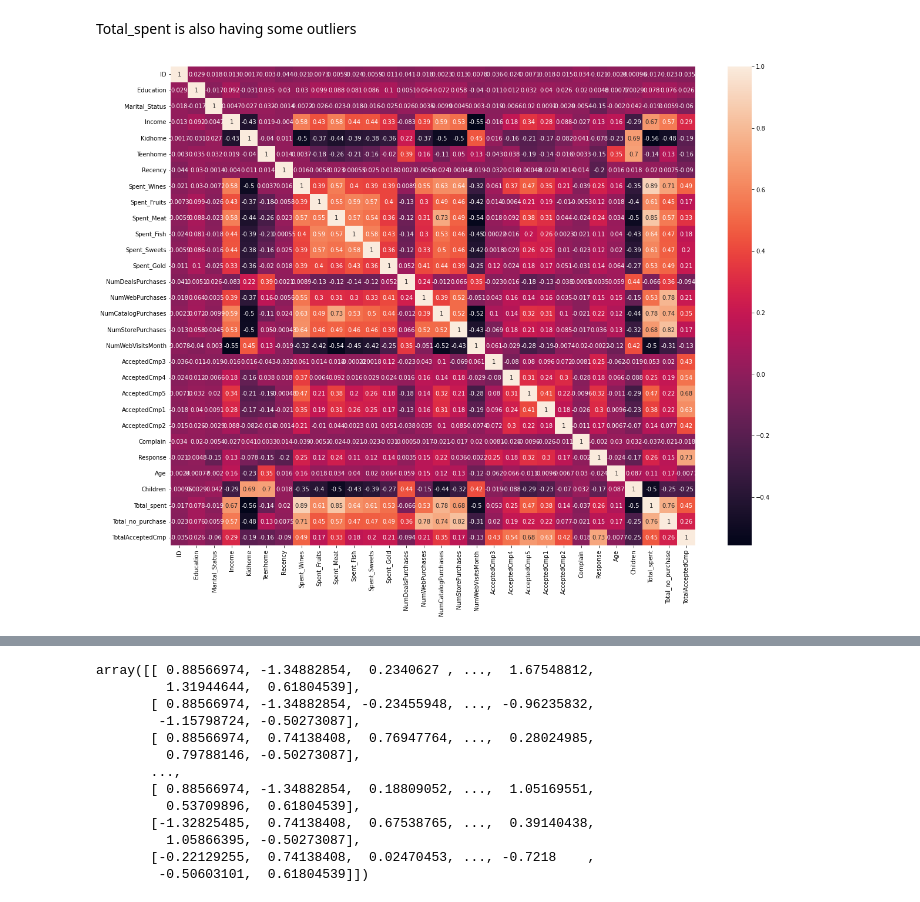
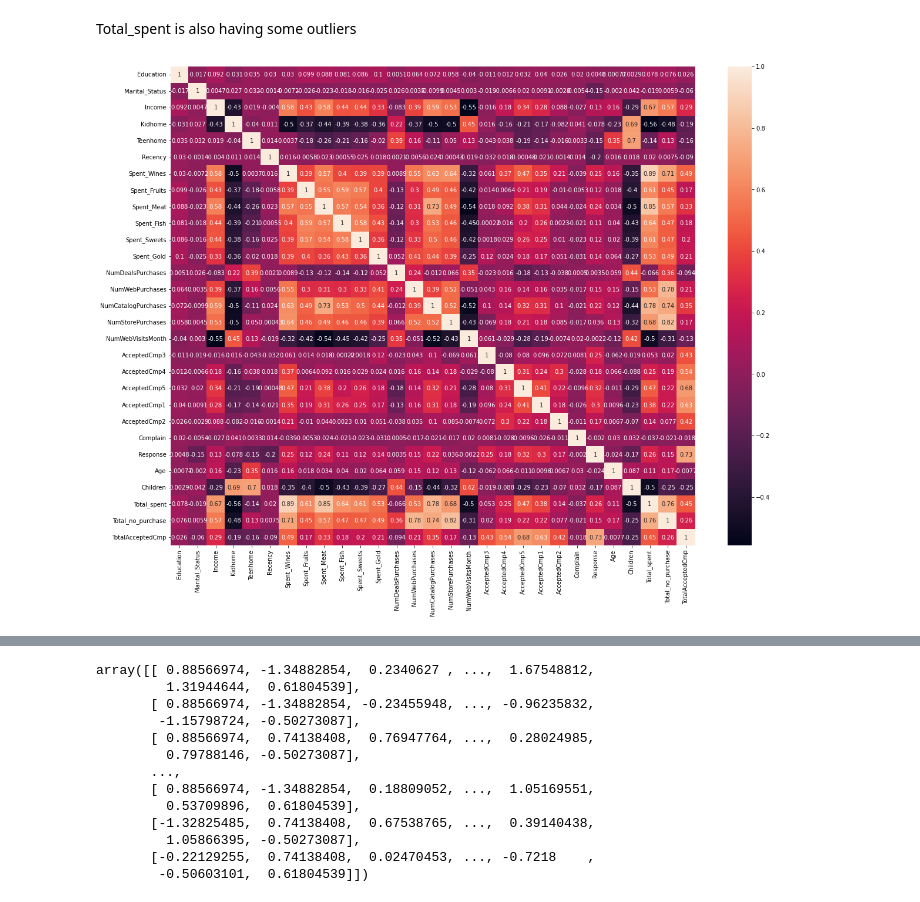
Before and after one commit to RiteshopShrivastava/Customer_Behavior_Analysis, a Jupyter notebook: Customer_Behaviour_Analysis.ipynb, the cells around one changed output, grey strips where cells are left out. Saved outputs shown, nothing was run; the diff lists cells and outputs as text; code cells hidden in the pictures.

```diff
--- a/Customer_Behaviour_Analysis.ipynb
+++ b/Customer_Behaviour_Analysis.ipynb
@@ -354,6 +339,6 @@ data.head(11)
 # %% [markdown]
 **Renaming column names**
 # %%
-data=data.rename(columns={"MntWines": "Spent_Wines","MntFruits":"Spent_Fruits","MntMeatProducts":"Spent_Meat",
+data1=data1.rename(columns={"MntWines": "Spent_Wines","MntFruits":"Spent_Fruits","MntMeatProducts":"Spent_Meat",
                           "MntFishProducts":"Spent_Fish","MntSweetProducts":"Spent_Sweets","MntGoldProds":"Spent_Gold"})
 # %%
@@ -381,7 +366,7 @@ memory usage: 605.9+ KB
 
 Year_Birth, Z_CostContact, Z_Revenue
 # %%
-data1 = data.drop(columns=({'Year_Birth','Z_CostContact','Z_Revenue'}))
+data1 = data1.drop(columns=({'index','ID','Dt_Customer','Year_Birth','Z_CostContact','Z_Revenue'}))
 # %%
 data1.info()
 # %% [output]
@@ -406,0 +401,2 @@ memory usage: 554.0+ KB
+# %%
+data2 = data1.copy()
@@ -407,6 +412,6 @@ memory usage: 554.0+ KB
 # %%
 from sklearn.preprocessing import LabelEncoder
 label_encoder = LabelEncoder()
-data1['Education']= label_encoder.fit_transform(data1['Education'])
-data1['Marital_Status']= label_encoder.fit_transform(data1['Marital_Status'])
+data2['Education']= label_encoder.fit_transform(data2['Education'])
+data2['Marital_Status']= label_encoder.fit_transform(data2['Marital_Status'])
 # %%
@@ -449,7 +454,7 @@ data1.boxplot(column='Total_spent')
 Total_spent is also having some outliers
 # %%
 plt.figure(figsize=(20,15))
-sns.heatmap(data1.corr(),annot=True)
+sns.heatmap(data2.corr(),annot=True)
 plt.show()
 # %% [output]
-[figure, old version]
+[figure, new version]
```
Also changed, not shown: parts of 59 cells of this notebook.
